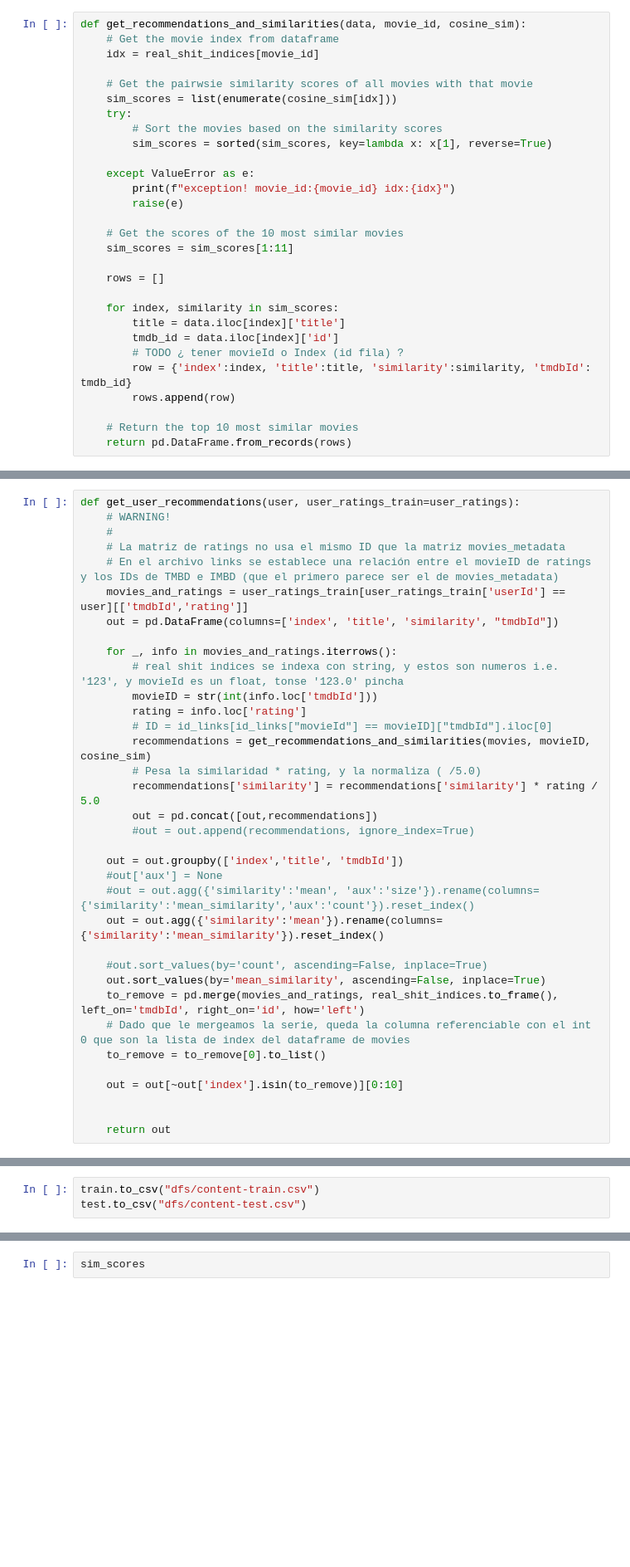
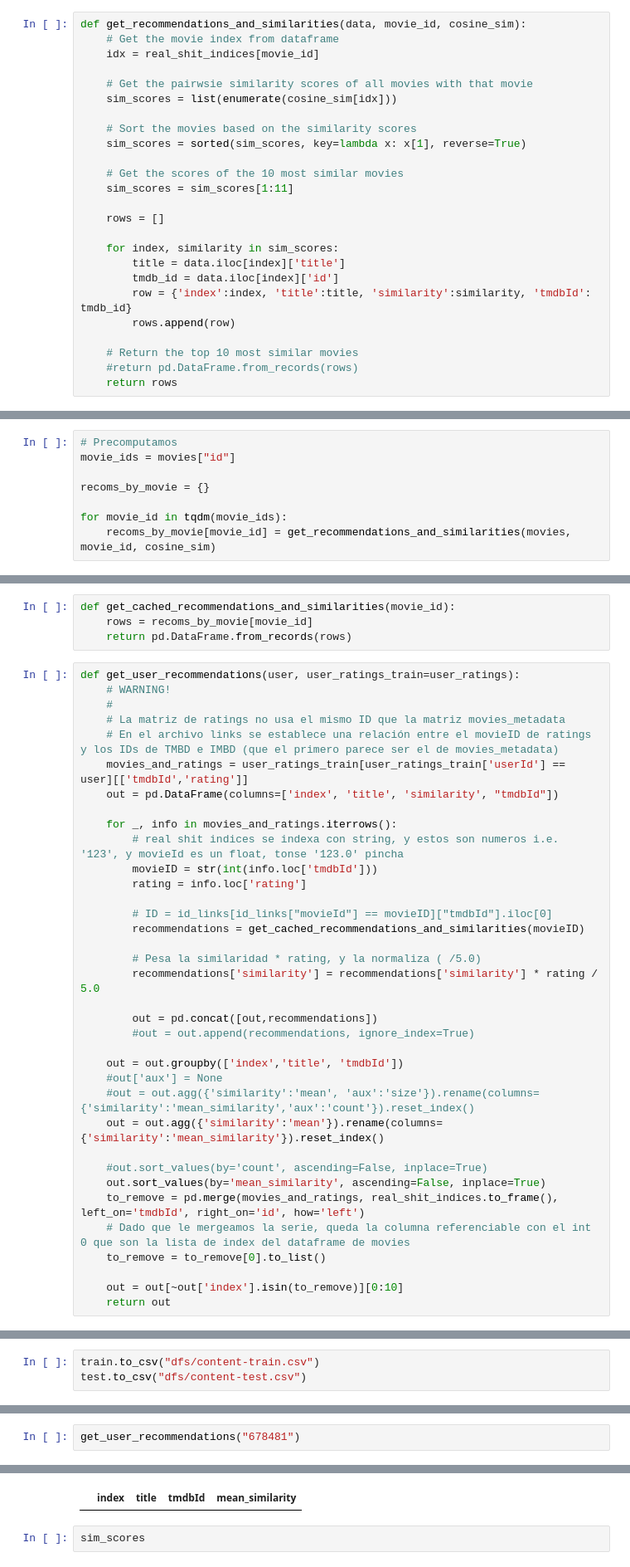
Before and after one commit to mnPanic/aa-tp, a Jupyter notebook: content_user_interface.ipynb, the cells around one changed output, grey strips where cells are left out. Shown: that part at 83% size. Drawn from its saved outputs; the diff is of its cells as text; blank space fills up the shorter version.

```diff
--- a/content_user_interface.ipynb
+++ b/content_user_interface.ipynb
@@ -50,13 +52,9 @@ def get_recommendations_and_similarities(data, movie_id, cosine_sim):
 
     # Get the pairwsie similarity scores of all movies with that movie
     sim_scores = list(enumerate(cosine_sim[idx]))
-    try:
-        # Sort the movies based on the similarity scores
-        sim_scores = sorted(sim_scores, key=lambda x: x[1], reverse=True)
 
-    except ValueError as e:
-        print(f"exception! movie_id:{movie_id} idx:{idx}")
-        raise(e)
+    # Sort the movies based on the similarity scores
+    sim_scores = sorted(sim_scores, key=lambda x: x[1], reverse=True)
 
     # Get the scores of the 10 most similar movies
     sim_scores = sim_scores[1:11]
@@ -66,12 +64,12 @@ def get_recommendations_and_similarities(data, movie_id, cosine_sim):
     for index, similarity in sim_scores:
         title = data.iloc[index]['title']
         tmdb_id = data.iloc[index]['id']
-        # TODO ¿ tener movieId o Index (id fila) ?
         row = {'index':index, 'title':title, 'similarity':similarity, 'tmdbId': tmdb_id}
         rows.append(row)
 
     # Return the top 10 most similar movies
-    return pd.DataFrame.from_records(rows)
+    #return pd.DataFrame.from_records(rows)
+    return rows
 # %%
 user_ratings = pd.read_csv(f"{BASE_PATH}/ratings.csv", dtype={'userId': int, 'movieId': str, 'rating': float,'timestamp': int})
 # %%
@@ -86,0 +97,8 @@ user_ratings.head(2)
+# %%
+# Precomputamos
+movie_ids = movies["id"]
+
+recoms_by_movie = {}
+
+for movie_id in tqdm(movie_ids):
+    recoms_by_movie[movie_id] = get_recommendations_and_similarities(movies, movie_id, cosine_sim)
@@ -87,3 +122,7 @@ user_ratings.head(2)
+# %%
+def get_cached_recommendations_and_similarities(movie_id):
+    rows = recoms_by_movie[movie_id]
+    return pd.DataFrame.from_records(rows)
 # %%
 def get_user_recommendations(user, user_ratings_train=user_ratings):
     # WARNING!
@@ -97,10 +136,13 @@ def get_user_recommendations(user, user_ratings_train=user_ratings):
         # real shit indices se indexa con string, y estos son numeros i.e. '123', y movieId es un float, tonse '123.0' pincha
         movieID = str(int(info.loc['tmdbId']))
         rating = info.loc['rating']
+
         # ID = id_links[id_links["movieId"] == movieID]["tmdbId"].iloc[0]
-        recommendations = get_recommendations_and_similarities(movies, movieID, cosine_sim)
+        recommendations = get_cached_recommendations_and_similarities(movieID)
+
         # Pesa la similaridad * rating, y la normaliza ( /5.0)
         recommendations['similarity'] = recommendations['similarity'] * rating / 5.0
+
         out = pd.concat([out,recommendations])
         #out = out.append(recommendations, ignore_index=True)
 
@@ -116,8 +158,6 @@ def get_user_recommendations(user, user_ratings_train=user_ratings):
     to_remove = to_remove[0].to_list()
 
     out = out[~out['index'].isin(to_remove)][0:10]
-
-
     return out
 # %%
 get_user_recommendations(2)
@@ -300,0 +333,3 @@ KeyboardInterrupt
+# %%
+get_user_recommendations("678481")
+# %% [output]
@@ -301,3 +342,4 @@ KeyboardInterrupt
+|  | index | title | tmdbId | mean_similarity |
 # %%
 sim_scores
 # %% [output]
```
Also changed, not shown: parts of 16 cells of this notebook, 8 other files.
